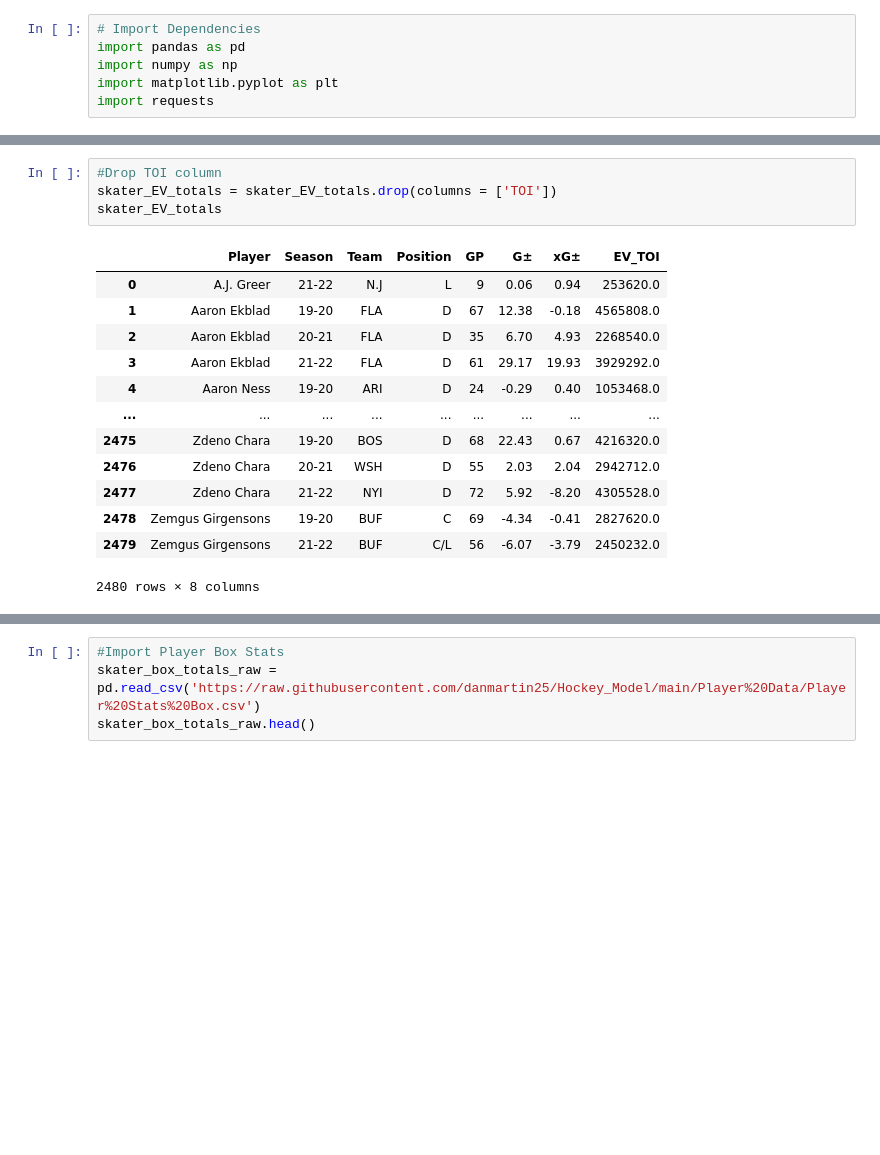
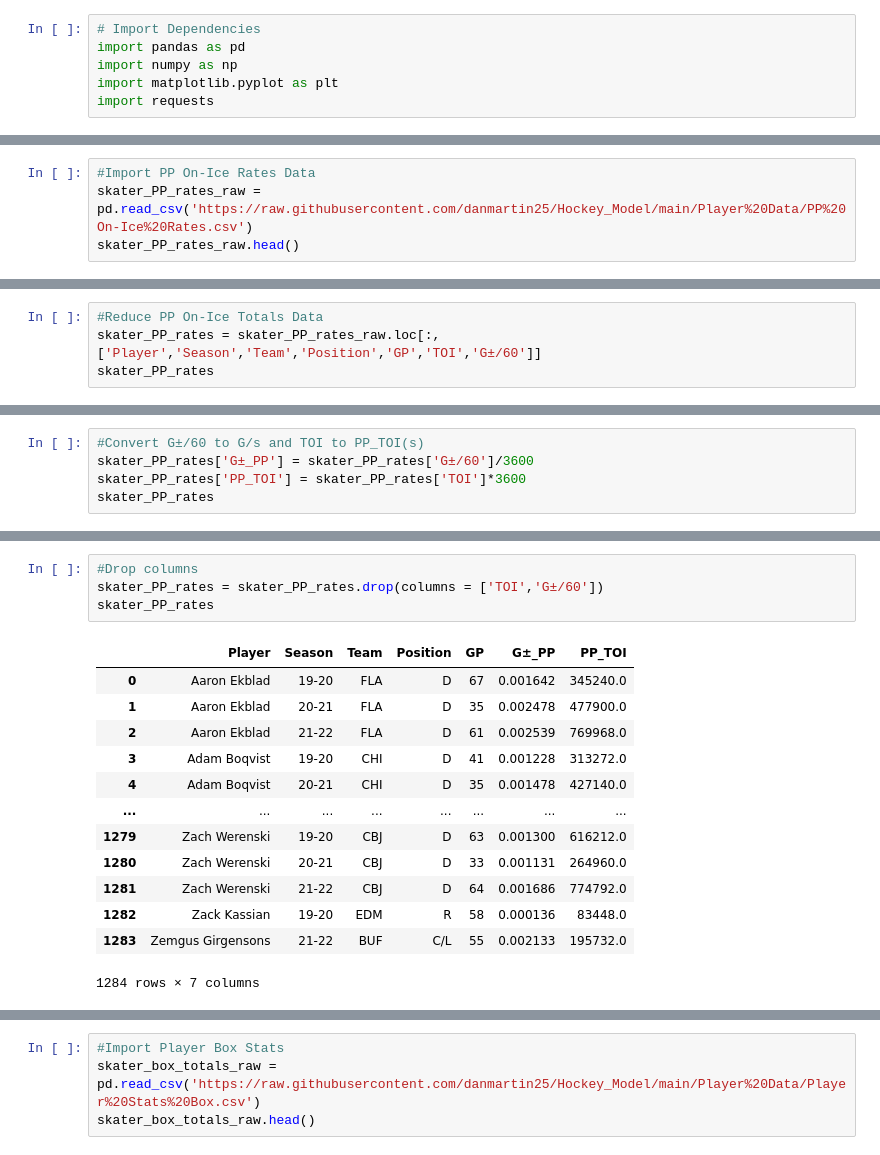
Before and after one commit to danmartin25/Hockey_Model, a Jupyter notebook: Hockey Model Mark I.ipynb, the cells around one changed output, grey strips where cells are left out. Saved outputs shown, nothing was run; the diff lists cells and outputs as text; blank space fills up the shorter version.

```diff
--- a/Hockey Model Mark I.ipynb
+++ b/Hockey Model Mark I.ipynb
@@ -68,0 +126,4 @@ skater_EV_totals
+# %%
+#Import PP On-Ice Rates Data
+skater_PP_rates_raw = pd.read_csv('https://raw.githubusercontent.com/danmartin25/Hockey_Model/main/Player%20Data/PP%20On-Ice%20Rates.csv')
+skater_PP_rates_raw.head()
@@ -68,0 +138,4 @@ skater_EV_totals
+# %%
+#Reduce PP On-Ice Totals Data
+skater_PP_rates = skater_PP_rates_raw.loc[:,['Player','Season','Team','Position','GP','TOI','G±/60']]
+skater_PP_rates
@@ -68,0 +156,5 @@ skater_EV_totals
+# %%
+#Convert G±/60 to G/s and TOI to PP_TOI(s)
+skater_PP_rates['G±_PP'] = skater_PP_rates['G±/60']/3600
+skater_PP_rates['PP_TOI'] = skater_PP_rates['TOI']*3600
+skater_PP_rates
@@ -69,20 +175,20 @@ skater_EV_totals
 # %%
-#Drop TOI column
-skater_EV_totals = skater_EV_totals.drop(columns = ['TOI'])
-skater_EV_totals
+#Drop columns
+skater_PP_rates = skater_PP_rates.drop(columns = ['TOI','G±/60'])
+skater_PP_rates
 # %% [output]
-|  | Player | Season | Team | Position | GP | G± | xG± | EV_TOI |
-| 0 | A.J. Greer | 21-22 | N.J | L | 9 | 0.06 | 0.94 | 253620.0 |
-| 1 | Aaron Ekblad | 19-20 | FLA | D | 67 | 12.38 | -0.18 | 4565808.0 |
-| 2 | Aaron Ekblad | 20-21 | FLA | D | 35 | 6.70 | 4.93 | 2268540.0 |
-| 3 | Aaron Ekblad | 21-22 | FLA | D | 61 | 29.17 | 19.93 | 3929292.0 |
-| 4 | Aaron Ness | 19-20 | ARI | D | 24 | -0.29 | 0.40 | 1053468.0 |
-| ... | ... | ... | ... | ... | ... | ... | ... | ... |
-| 2475 | Zdeno Chara | 19-20 | BOS | D | 68 | 22.43 | 0.67 | 4216320.0 |
-| 2476 | Zdeno Chara | 20-21 | WSH | D | 55 | 2.03 | 2.04 | 2942712.0 |
-| 2477 | Zdeno Chara | 21-22 | NYI | D | 72 | 5.92 | -8.20 | 4305528.0 |
-| 2478 | Zemgus Girgensons | 19-20 | BUF | C | 69 | -4.34 | -0.41 | 2827620.0 |
-| 2479 | Zemgus Girgensons | 21-22 | BUF | C/L | 56 | -6.07 | -3.79 | 2450232.0 |
+|  | Player | Season | Team | Position | GP | G±_PP | PP_TOI |
+| 0 | Aaron Ekblad | 19-20 | FLA | D | 67 | 0.001642 | 345240.0 |
+| 1 | Aaron Ekblad | 20-21 | FLA | D | 35 | 0.002478 | 477900.0 |
+| 2 | Aaron Ekblad | 21-22 | FLA | D | 61 | 0.002539 | 769968.0 |
+| 3 | Adam Boqvist | 19-20 | CHI | D | 41 | 0.001228 | 313272.0 |
+| 4 | Adam Boqvist | 20-21 | CHI | D | 35 | 0.001478 | 427140.0 |
+| ... | ... | ... | ... | ... | ... | ... | ... |
+| 1279 | Zach Werenski | 19-20 | CBJ | D | 63 | 0.001300 | 616212.0 |
+| 1280 | Zach Werenski | 20-21 | CBJ | D | 33 | 0.001131 | 264960.0 |
+| 1281 | Zach Werenski | 21-22 | CBJ | D | 64 | 0.001686 | 774792.0 |
+| 1282 | Zack Kassian | 19-20 | EDM | R | 58 | 0.000136 | 83448.0 |
+| 1283 | Zemgus Girgensons | 21-22 | BUF | C/L | 55 | 0.002133 | 195732.0 |
-2480 rows × 8 columns
+1284 rows × 7 columns
 # %%
 #Rename columns
```
Also changed, not shown: parts of 42 cells of this notebook.
